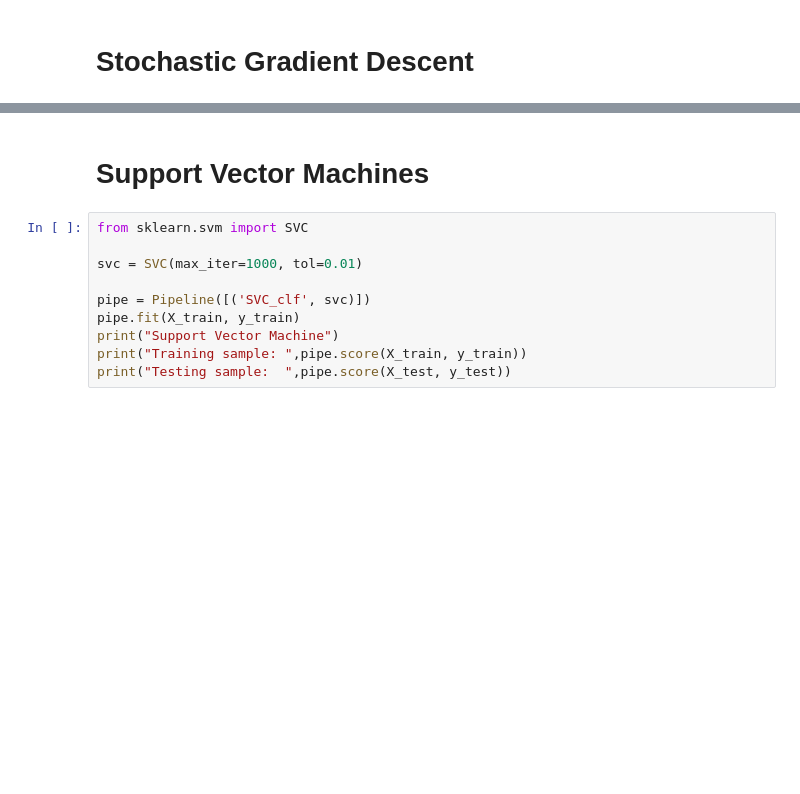
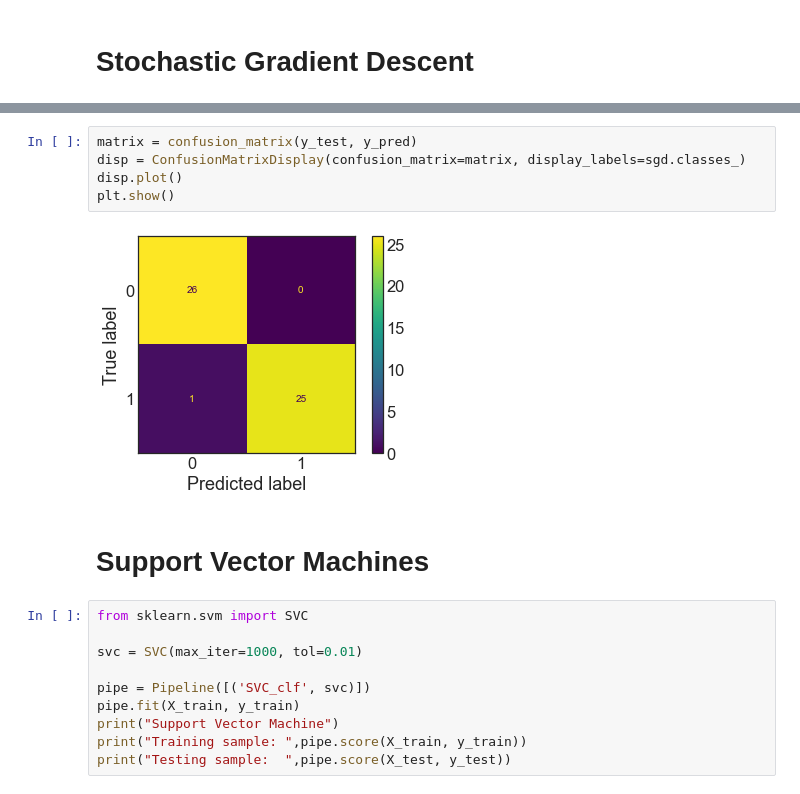
Before and after one commit to ccvale/Divorce-Datatset-Analysis, a Jupyter notebook: divorces.ipynb, the cells around one changed output, grey strips where cells are left out. Cells and saved outputs as stored; diff of their text form; blank space fills up the shorter version.

```diff
--- a/divorces.ipynb
+++ b/divorces.ipynb
@@ -414,3 +442,10 @@ plot_roc_curve(sgd, X_test, y_test)
+# %%
+matrix = confusion_matrix(y_test, y_pred)
+disp = ConfusionMatrixDisplay(confusion_matrix=matrix, display_labels=sgd.classes_)
+disp.plot()
+plt.show()
+# %% [output]
+[figure, added]
 # %% [markdown]
 # Support Vector Machines
 # %%
```
Also changed, not shown: parts of 18 cells of this notebook.
